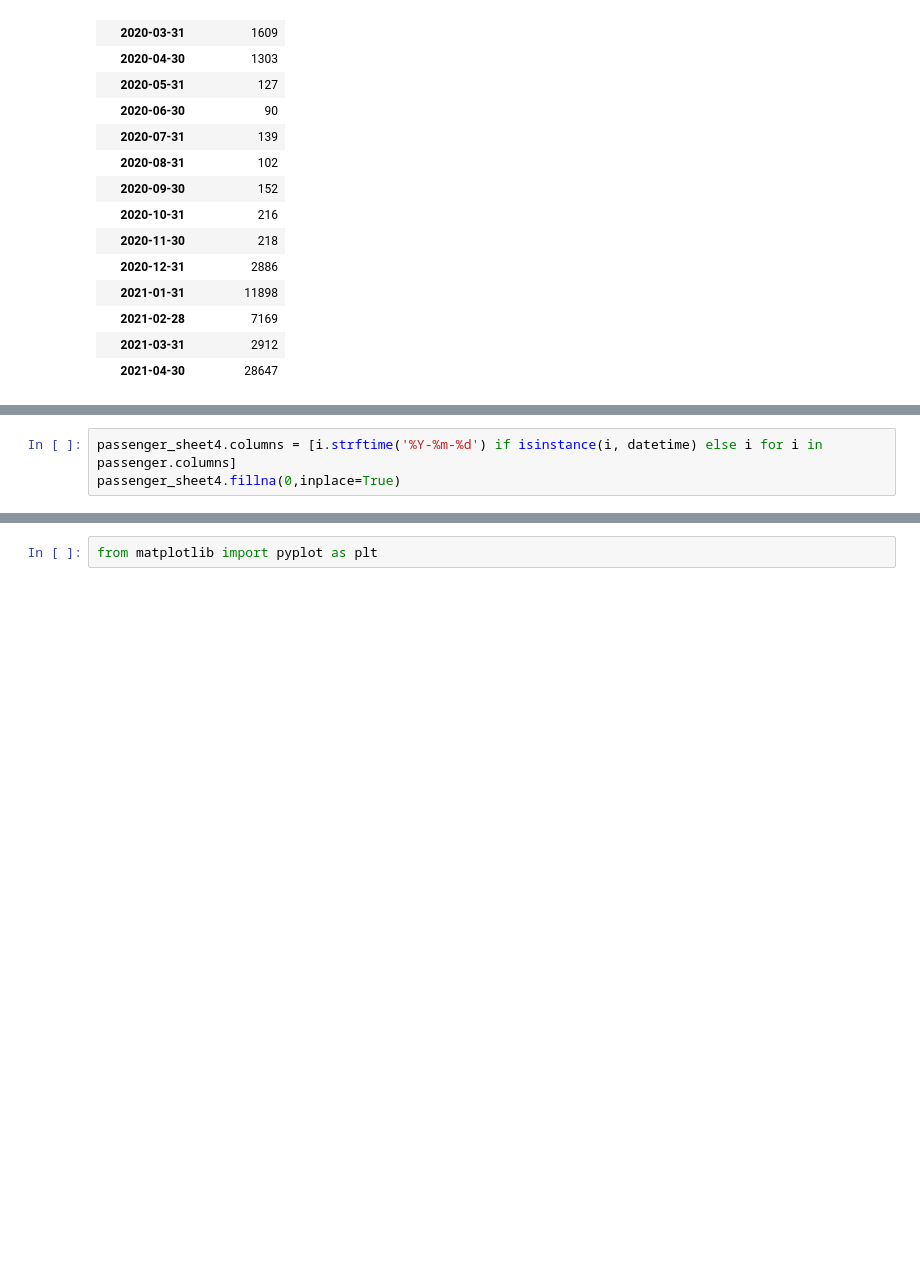
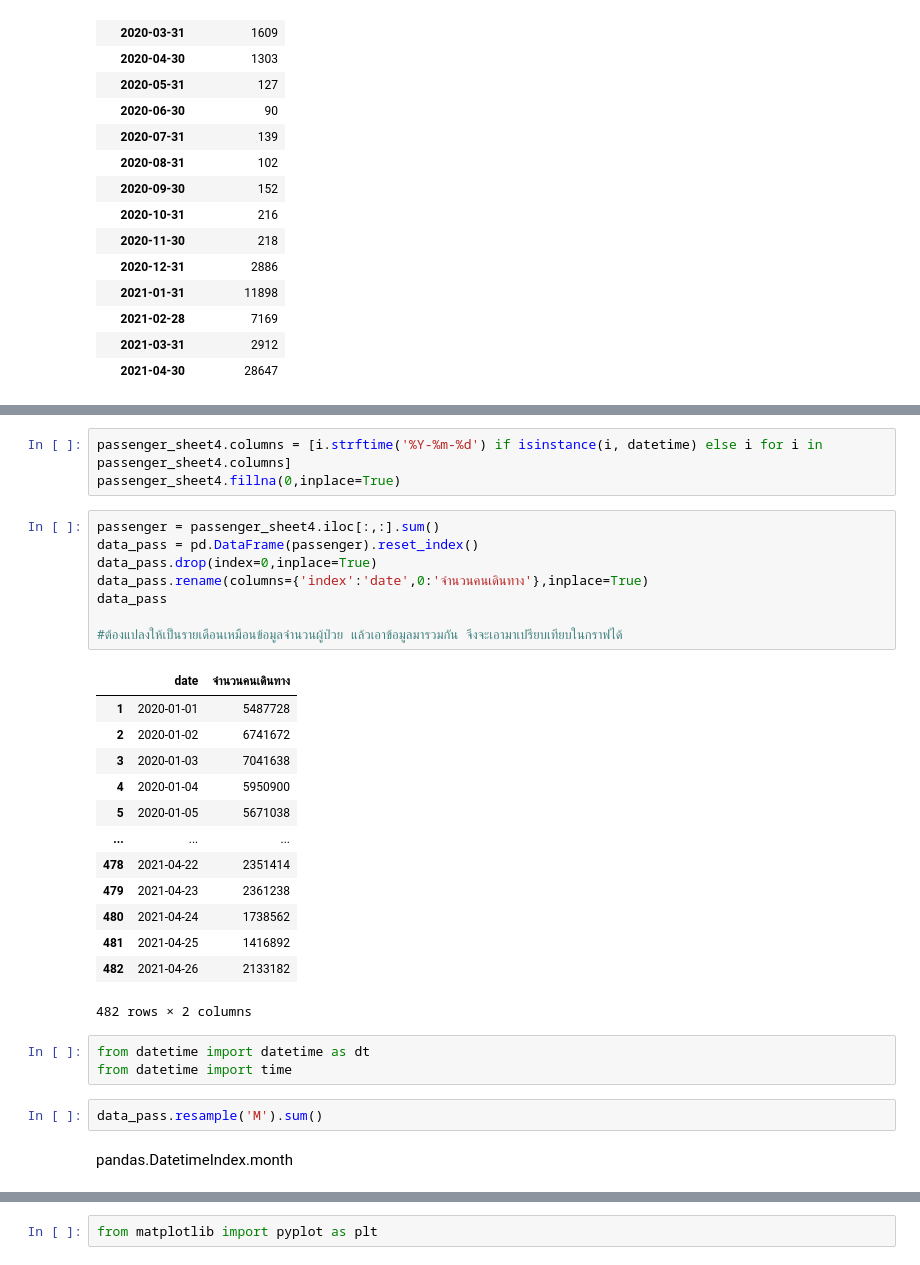
Before and after one commit to dinsor17/k, a Jupyter notebook: Visualization_Final_Exam.ipynb, the cells around one changed output, grey strips where cells are left out. Cells and saved outputs as stored; diff of their text form; blank space fills up the shorter version.

```diff
--- a/Visualization_Final_Exam.ipynb
+++ b/Visualization_Final_Exam.ipynb
@@ -324,4 +333,33 @@ passenger_sheet4.head()
 5 rows × 483 columns
 # %%
-passenger_sheet4.columns = [i.strftime('%Y-%m-%d') if isinstance(i, datetime) else i for i in passenger.columns]
+passenger_sheet4.columns = [i.strftime('%Y-%m-%d') if isinstance(i, datetime) else i for i in passenger_sheet4.columns]
 passenger_sheet4.fillna(0,inplace=True)
+# %%
+passenger = passenger_sheet4.iloc[:,:].sum()
+data_pass = pd.DataFrame(passenger).reset_index()
+data_pass.drop(index=0,inplace=True)
+data_pass.rename(columns={'index':'date',0:'จำนวนคนเดินทาง'},inplace=True)
+data_pass
+
+#ต้องแปลงให้เป็นรายเดือนเหมือนข้อมูลจำนวนผู้ป่วย แล้วเอาข้อมูลมารวมกัน จึงจะเอามาเปรียบเทียบในกราฟได้
+# %% [output]
+|  | date | จำนวนคนเดินทาง |
+| 1 | 2020-01-01 | 5487728 |
+| 2 | 2020-01-02 | 6741672 |
+| 3 | 2020-01-03 | 7041638 |
+| 4 | 2020-01-04 | 5950900 |
+| 5 | 2020-01-05 | 5671038 |
+| ... | ... | ... |
+| 478 | 2021-04-22 | 2351414 |
+| 479 | 2021-04-23 | 2361238 |
+| 480 | 2021-04-24 | 1738562 |
+| 481 | 2021-04-25 | 1416892 |
+| 482 | 2021-04-26 | 2133182 |
+482 rows × 2 columns
+# %%
+from datetime import datetime as dt
+from datetime import time
+# %%
+data_pass.resample('M').sum()
+# %% [markdown]
+pandas.DatetimeIndex.month
```
Also changed, not shown: parts of 41 cells of this notebook.
